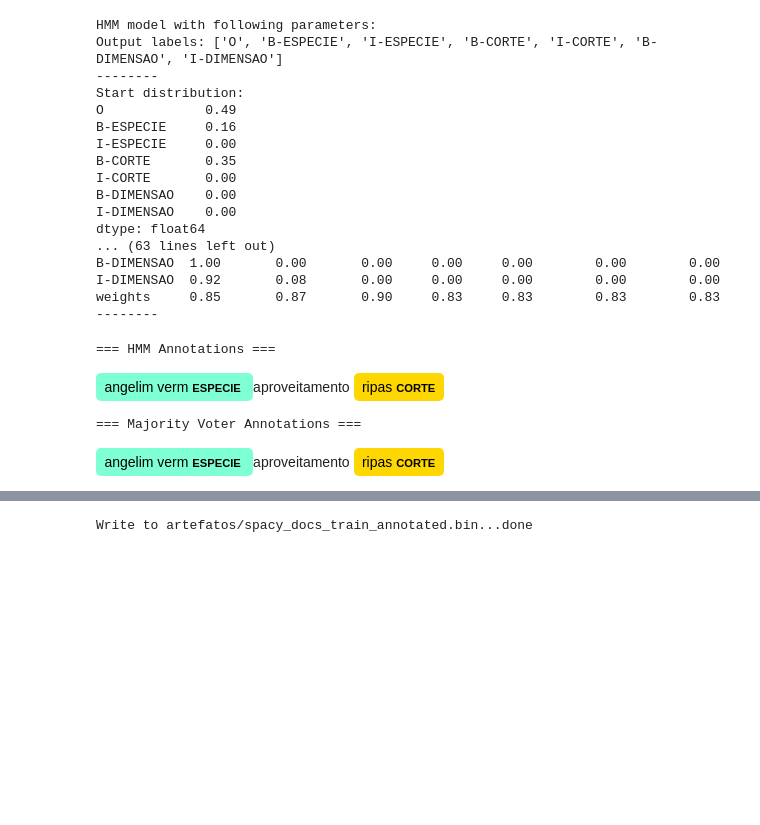
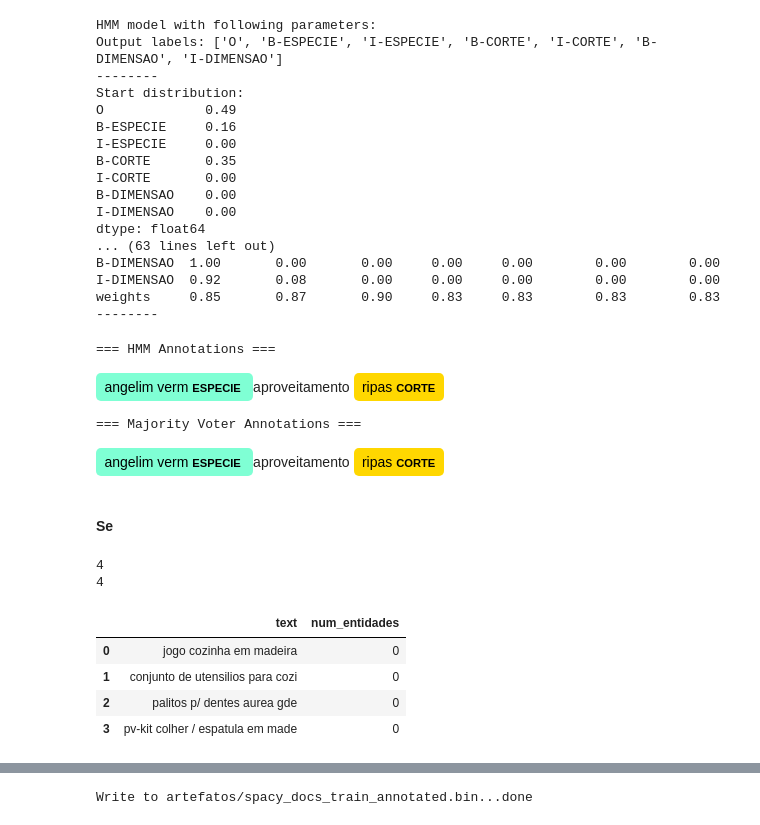
Before and after one commit to TalesVMAlves/Madeira-Fraca, a Jupyter notebook: weak_ner.ipynb, the cells around one changed output, grey strips where cells are left out. Saved outputs shown, nothing was run; the diff lists cells and outputs as text; code cells hidden in the pictures; blank space fills up the shorter version.

```diff
--- a/weak_ner.ipynb
+++ b/weak_ner.ipynb
@@ -578,3 +884,36 @@ render_skweak_entities(doc, "maj_voter")
 angelim verm ESPECIE aproveitamento ripas CORTE
 === Majority Voter Annotations ===
 angelim verm ESPECIE aproveitamento ripas CORTE
+# %% [markdown]
+<h4>
+Se
+</h4>
+# %%
+docs_sem_entidades = [
+    doc for doc in spacy_docs_train[:50]
+    if len(doc.spans.get("hmm", [])) == 0
+]
+
+df_sem_entidades_hmm = pd.DataFrame({
+    "text": [doc.text for doc in docs_sem_entidades],
+    "num_entidades": [len(doc.spans.get("hmm", [])) for doc in docs_sem_entidades]
+})
+
+df_sem_entidades_maj_voter = pd.DataFrame({
+    "text": [doc.text for doc in docs_sem_entidades],
+    "num_entidades": [len(doc.spans.get("maj_voter", [])) for doc in docs_sem_entidades]
+})
+
+print(len(df_sem_entidades_hmm))
+print(len(df_sem_entidades_maj_voter))
+# %% [output]
+4
+4
+# %%
+df_sem_entidades_hmm.head()
+# %% [output]
+|  | text | num_entidades |
+| 0 | jogo cozinha em madeira | 0 |
+| 1 | conjunto de utensilios para cozi | 0 |
+| 2 | palitos p/ dentes aurea gde | 0 |
+| 3 | pv-kit colher / espatula em made | 0 |
```
Also changed, not shown: parts of 74 cells of this notebook, 3 other files.
